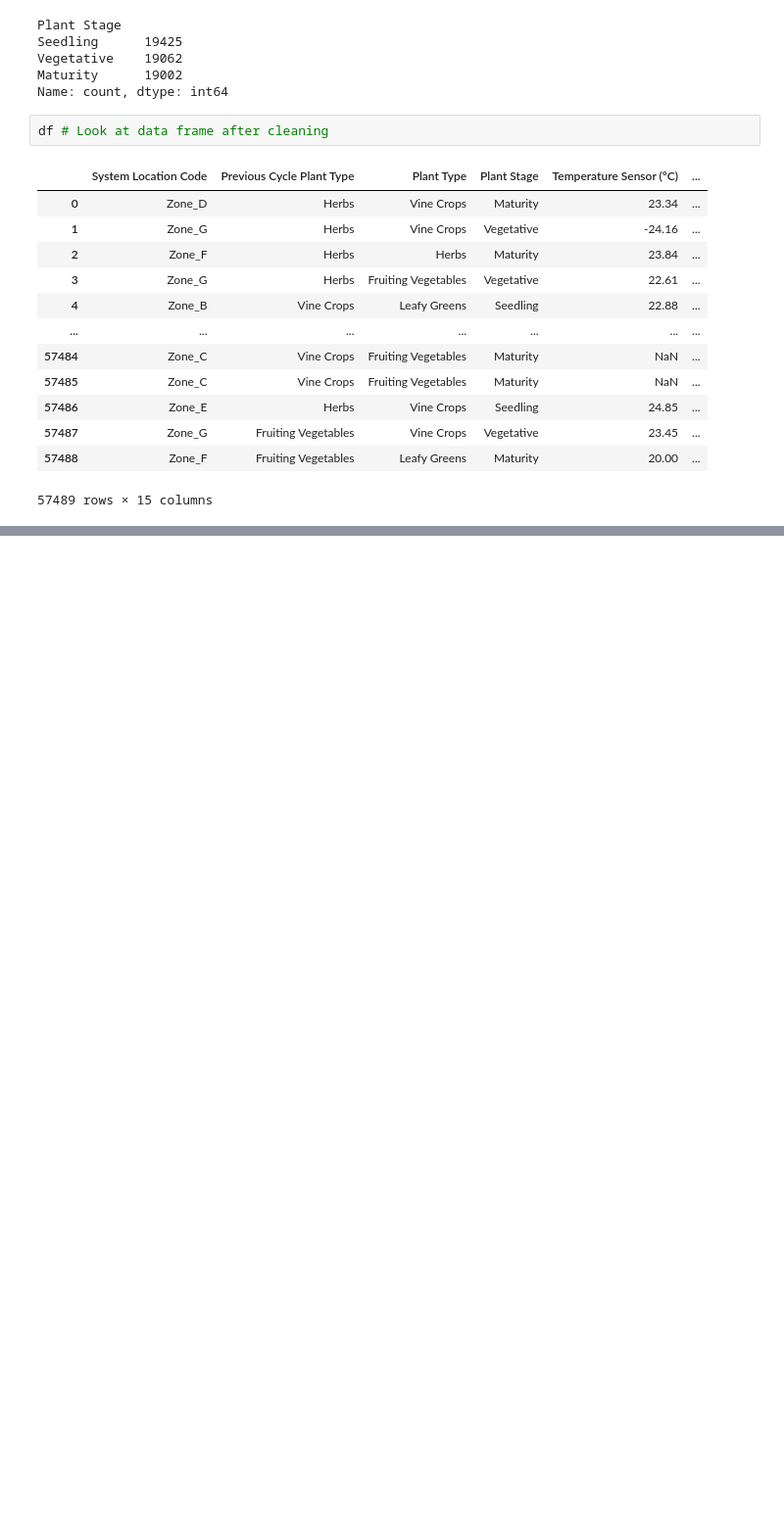
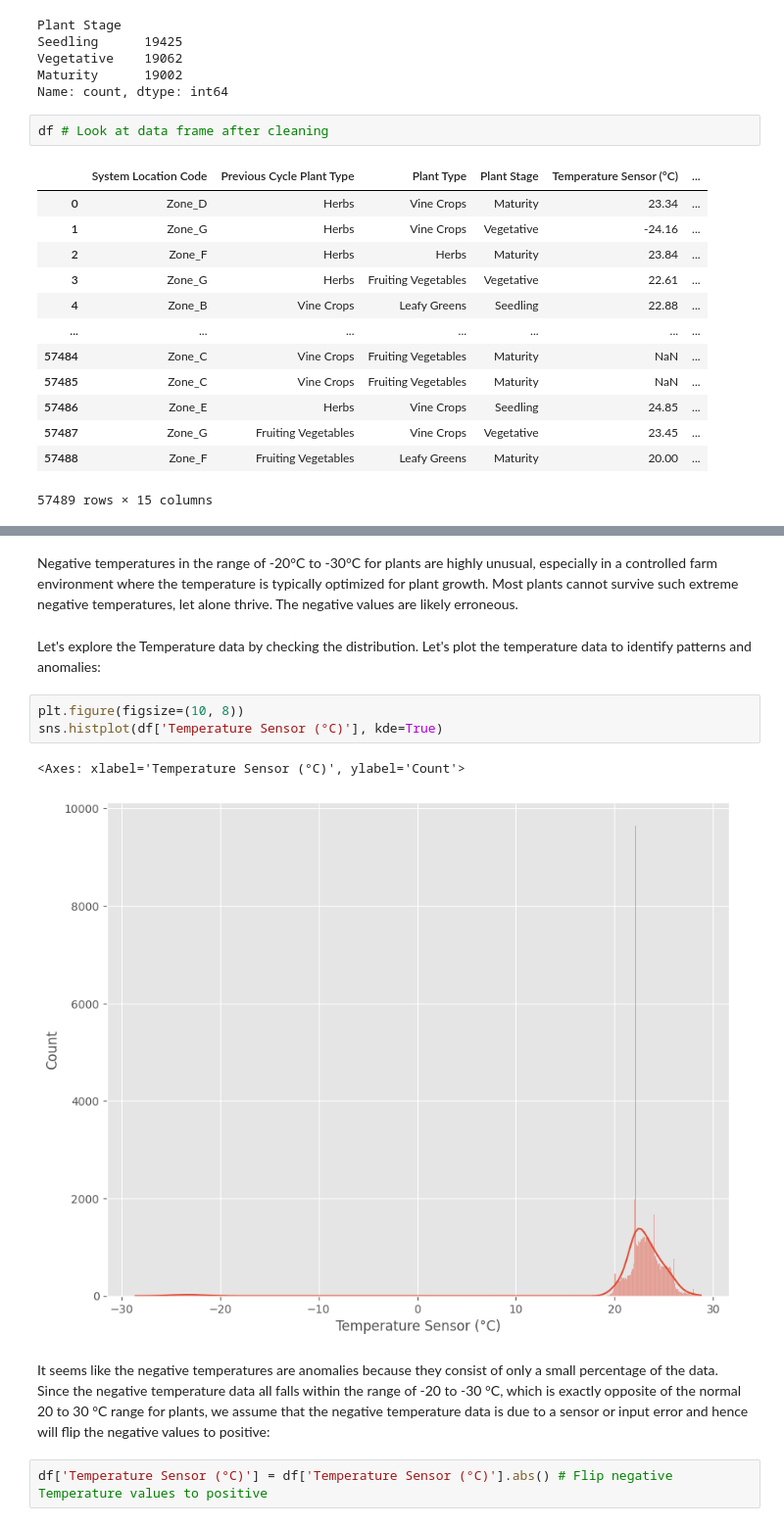
Before and after one commit to jasminetpm/ai-project-predicting-optimal-plant-growth-conditions, a Jupyter notebook: eda.ipynb, the cells around one changed output, grey strips where cells are left out. Shown: that part at 98% size. Drawn from its saved outputs; the diff is of its cells as text; blank space fills up the shorter version.

```diff
--- a/eda.ipynb
+++ b/eda.ipynb
@@ -242,0 +330,17 @@ df.describe()
+# %% [markdown]
+Negative temperatures in the range of -20°C to -30°C for plants are highly unusual, especially in a controlled farm environment where the temperature is typically optimized for plant growth.
+Most plants cannot survive such extreme negative temperatures, let alone thrive. The negative values are likely erroneous.
+# %% [markdown]
+Let's explore the Temperature data by checking the distribution.
+Let's plot the temperature data to identify patterns and anomalies:
+# %%
+plt.figure(figsize=(10, 8))
+sns.histplot(df['Temperature Sensor (°C)'], kde=True)
+# %% [output]
+<Axes: xlabel='Temperature Sensor (°C)', ylabel='Count'>
+[figure, added]
+# %% [markdown]
+It seems like the negative temperatures are anomalies because they consist of only a small percentage of the data.
+Since the negative temperature data all falls within the range of -20 to -30 °C, which is exactly opposite of the normal 20 to 30 °C range for plants, we assume that the negative temperature data is due to a sensor or input error and hence will flip the negative values to positive:
+# %%
+df['Temperature Sensor (°C)'] = df['Temperature Sensor (°C)'].abs() # Flip negative Temperature values to positive
```
Also changed, not shown: parts of 22 cells of this notebook.
